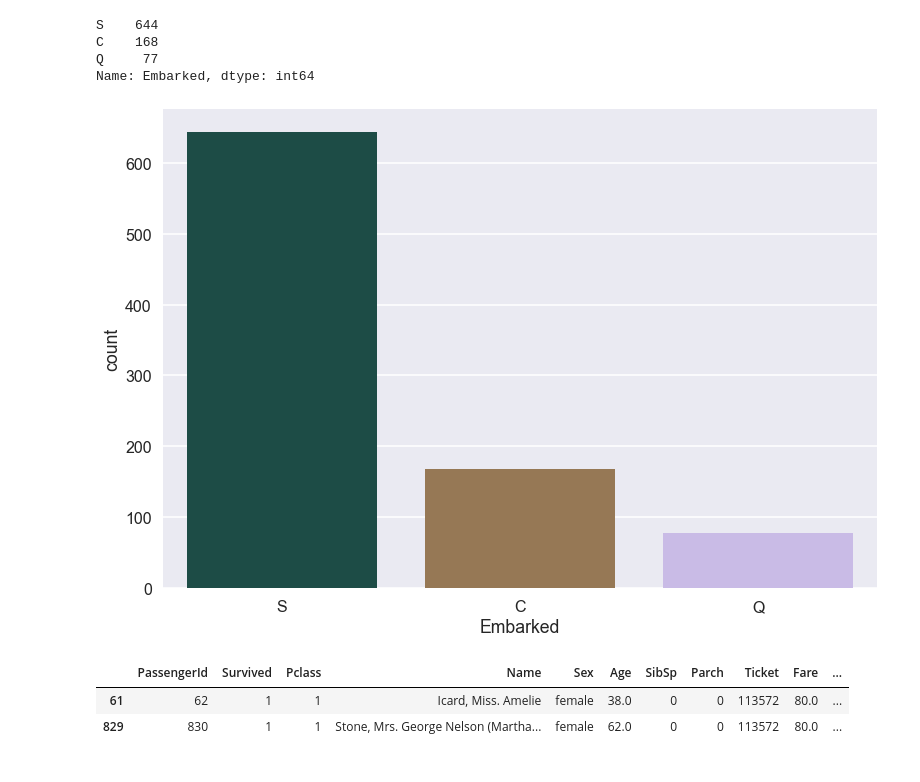
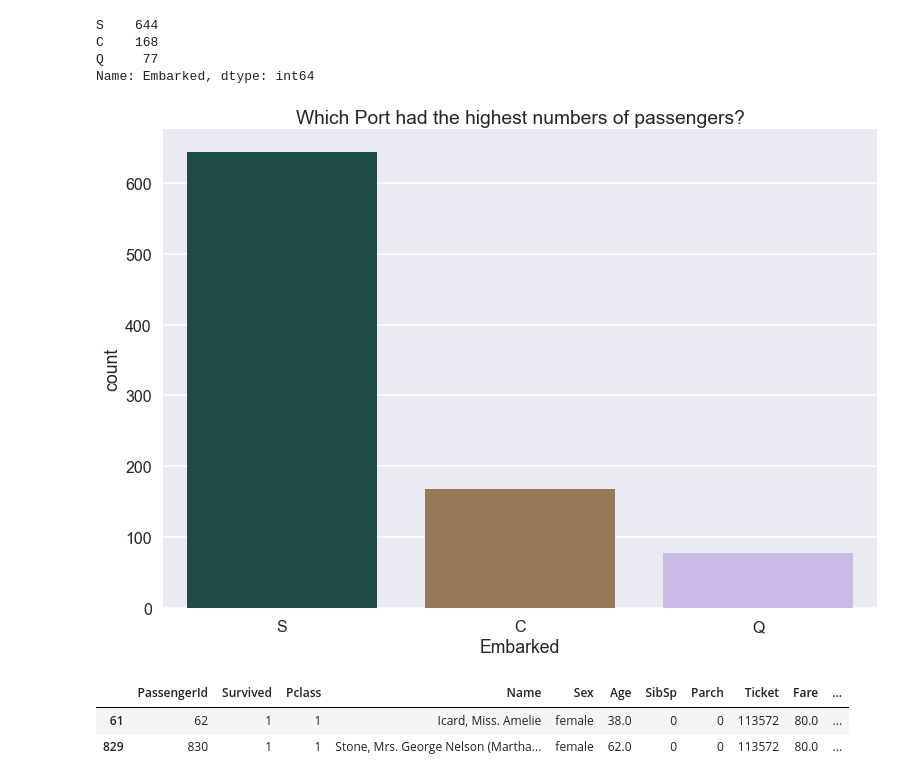
Before and after one commit to mjlsmith/Investigating-a-Dataset, a Jupyter notebook: Titanic Data analysis.ipynb, the cells around one changed output. Cells and saved outputs as stored; diff of their text form; code cells hidden in the pictures.

```diff
--- a/Titanic Data analysis.ipynb
+++ b/Titanic Data analysis.ipynb
@@ -282,7 +298,8 @@ Q     77
 Name: Embarked, dtype: int64
 # %%
 sns.set_context("poster")
-sns.countplot(x="Embarked", data=df, palette="cubehelix");
+sns.countplot(x="Embarked", data=df, palette="cubehelix")
+sns.plt.title('Which Port had the highest numbers of passengers?');
 # %% [output]
-[figure, old version]
+[figure, new version]
 # %%
```
Also changed, not shown: parts of 36 cells of this notebook.
